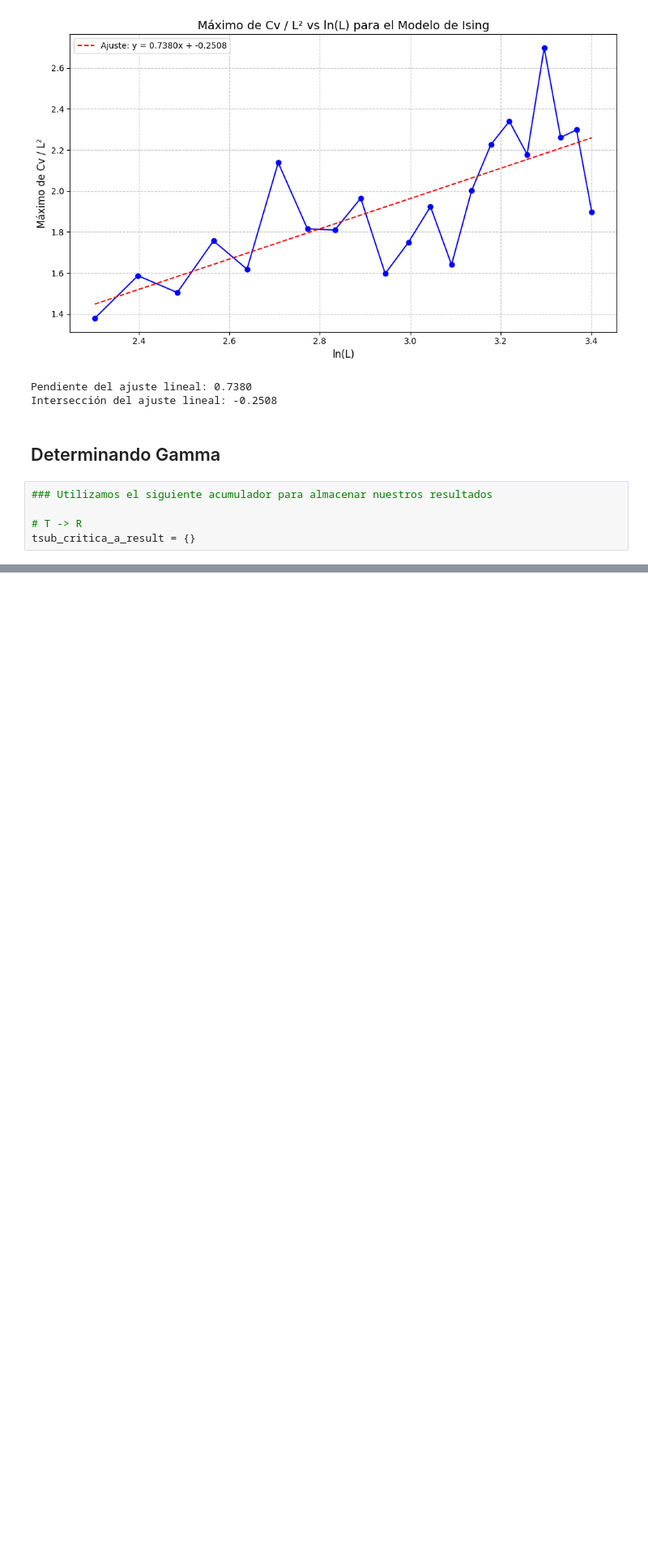
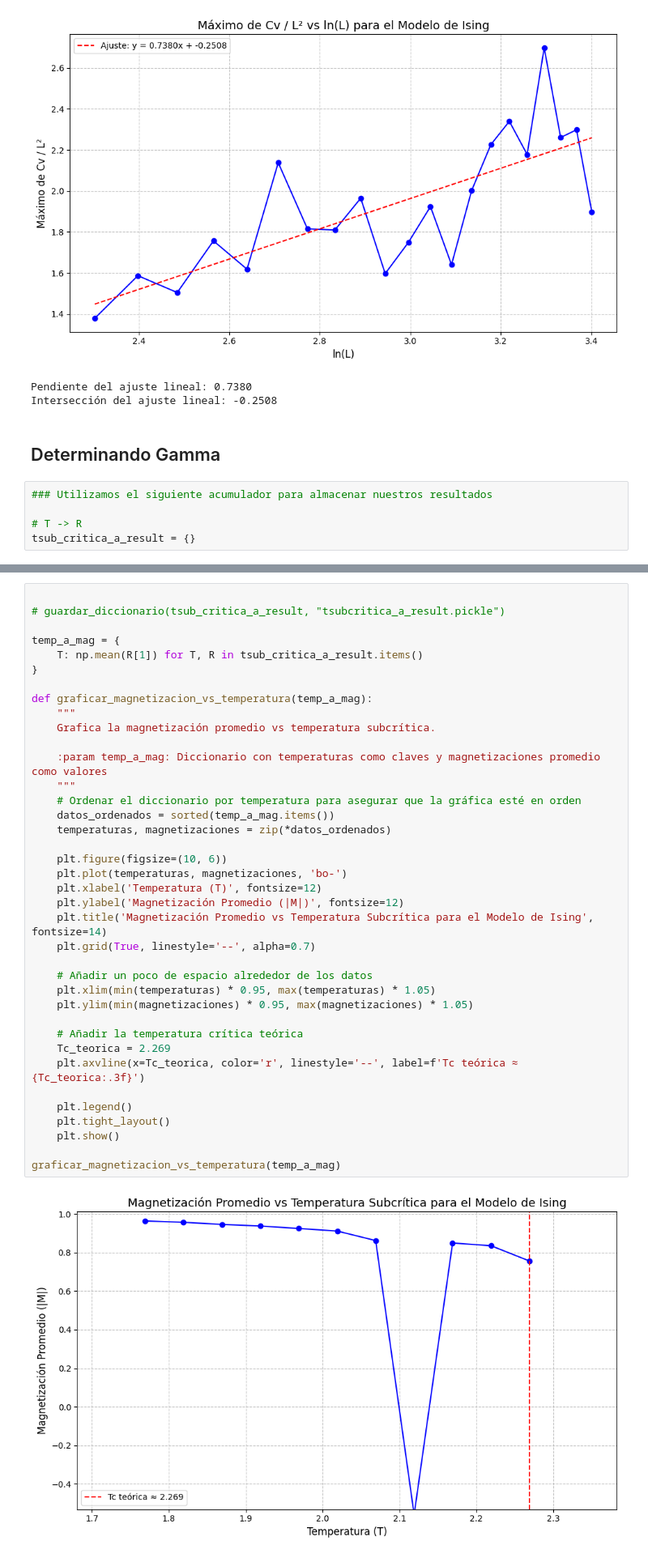
Before and after one commit to BrianDL/fisica_computacional, a Jupyter notebook: 3 - Modelo de Ising/ising.ipynb, the cells around one changed output, grey strips where cells are left out. Shown at 81% size. Saved outputs shown, nothing was run; the diff lists cells and outputs as text; blank space fills up the shorter version.

Commit message:
Created using Colab, agregado el código para el cálculo de gamma

```diff
--- a/3 - Modelo de Ising/ising.ipynb
+++ b/3 - Modelo de Ising/ising.ipynb
@@ -484,0 +491,40 @@ print(f"Las {len(temps)} simulaciones tomaron {time.time() - t0} s.")
+# %%
+
+# guardar_diccionario(tsub_critica_a_result, "tsubcritica_a_result.pickle")
+
+temp_a_mag = {
+    T: np.mean(R[1]) for T, R in tsub_critica_a_result.items()
+}
+
+def graficar_magnetizacion_vs_temperatura(temp_a_mag):
+    """
+    Grafica la magnetización promedio vs temperatura subcrítica.
+
+    :param temp_a_mag: Diccionario con temperaturas como claves y magnetizaciones promedio como valores
+    """
+    # Ordenar el diccionario por temperatura para asegurar que la gráfica esté en orden
+    datos_ordenados = sorted(temp_a_mag.items())
+    temperaturas, magnetizaciones = zip(*datos_ordenados)
+
+    plt.figure(figsize=(10, 6))
+    plt.plot(temperaturas, magnetizaciones, 'bo-')
+    plt.xlabel('Temperatura (T)', fontsize=12)
+    plt.ylabel('Magnetización Promedio (|M|)', fontsize=12)
+    plt.title('Magnetización Promedio vs Temperatura Subcrítica para el Modelo de Ising', fontsize=14)
+    plt.grid(True, linestyle='--', alpha=0.7)
+
+    # Añadir un poco de espacio alrededor de los datos
+    plt.xlim(min(temperaturas) * 0.95, max(temperaturas) * 1.05)
+    plt.ylim(min(magnetizaciones) * 0.95, max(magnetizaciones) * 1.05)
+
+    # Añadir la temperatura crítica teórica
+    Tc_teorica = 2.269
+    plt.axvline(x=Tc_teorica, color='r', linestyle='--', label=f'Tc teórica ≈ {Tc_teorica:.3f}')
+
+    plt.legend()
+    plt.tight_layout()
+    plt.show()
+
+graficar_magnetizacion_vs_temperatura(temp_a_mag)
+# %% [output]
+[figure, added]
```
Also changed, not shown: parts of 1 cell of this notebook.
